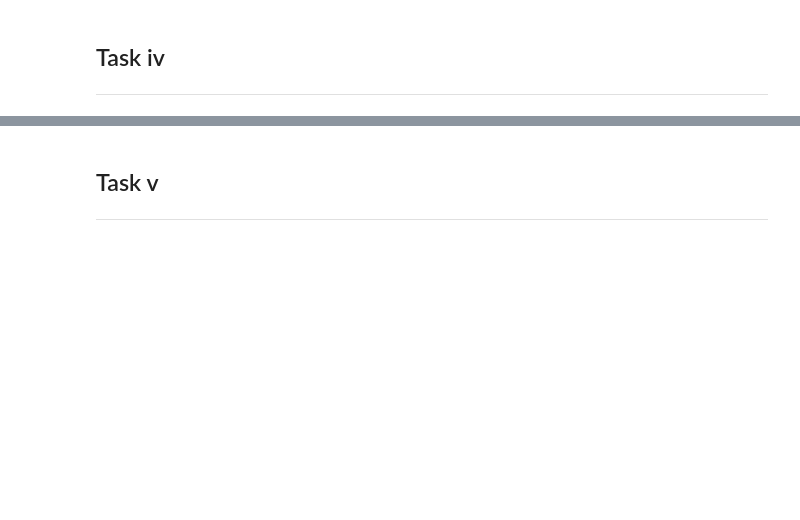
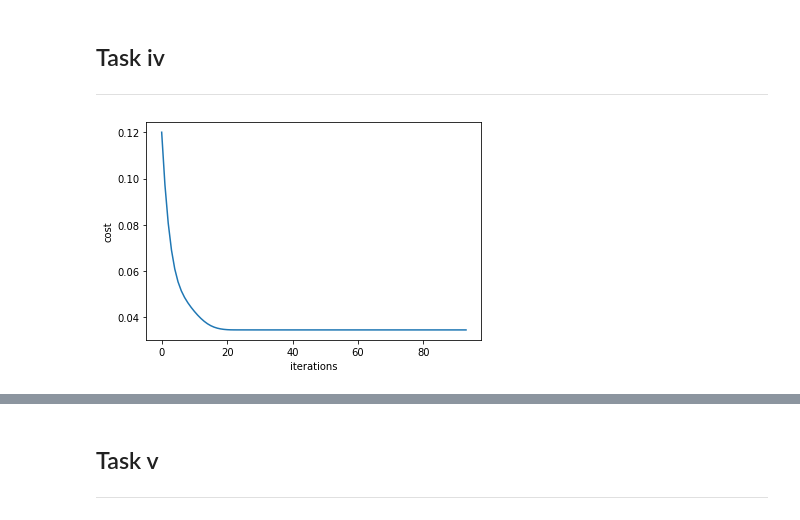
Before and after one commit to CelestialCry/Numerical-Methods, a Jupyter notebook: Øving/Assignment 2.ipynb, the cells around one changed output, grey strips where cells are left out. Drawn from its saved outputs; the diff is of its cells as text; code cells hidden in the pictures; blank space fills up the shorter version.

```diff
--- a/Øving/Assignment 2.ipynb
+++ b/Øving/Assignment 2.ipynb
@@ -165,6 +213,16 @@ def exfunc(x):
 ----
 # %%
 def lagrangify(ps):
+    """
+    Creates a lagrange polynomial as a function
+    Parameters
+    ----------
+    ps :: [(x,y)]
+        A list of nodes as inputs
+    Returns
+    ----------
+    Returns a function which is evaluation of this polynomial in x
+    """
     if len(ps) == 1:
         return lambda x : ps[0][1]
     else:
@@ -172,8 +230,16 @@ def lagrangify(ps):
         return lambda x : sum([λj(i, [χ for χ,_ in ps], x) for i in range(len(ps))])
 
 class LagrangePol(Plottable):
+    'A class for easy creation and plotting of lagrange polynomials'
 
     def __init__(self, ps):
+        """
+        A constructor
+        Parameters
+        ----------
+        ps :: [(x,y)]
+            A list of nodes
+        """
         xs = [x for x,_ in ps]
         start, end = min(xs), max(xs)
         function = lagrangify(ps)
@@ -204,6 +288,18 @@ class SplinePol(Plottable):
 ----
 # %%
 def optLagrangify(psKnown, xs):
+    """
+    Creates a lagrange polynomial with the error minimized
+    Parameters
+    ----------
+    psKnown :: [(x,y)]
+        List of every point where we know the value of the function
+    xs :: numpy array
+        Initial guess of the best x-values
+    Returns
+    ----------
+    A lagrange polynomial with minimized error
+    """
 
     ls = [x for x,_ in psKnown]
     a, b, N = min(ls), max(ls), len(ls)
@@ -258,8 +354,18 @@ def optLagrangify(psKnown, xs):
 
 
 class OptLagrangePol(Plottable):
+    'A class for easy creation and plotting of optimal lagrange polynomials'
 
     def __init__(self, psKnown, xStart):
+        """
+        A constructor
+        Parameters
+        ----------
+        psKnown :: [(x,y)]
+            Known points of the function
+        xStart :: numpy list
+            Initial guess for lagrange polynomial
+        """
         ls = [x for x,_ in psKnown]
         start, end = min(ls), max(ls)
         function, hs = optLagrangify(psKnown, xStart)
@@ -729,10 +975,12 @@ plt.show()
 ## Task iv
 ----
 # %%
-ls = equiNode(0,1,1000,runge)
-h = OptLagrangePol(ls,equiX(0, 1, 10))
+ls = equiNode(-5,5,1000,runge)
+h = OptLagrangePol(ls,equiX(-5, 5, 10))
 plt.figure()
 plt.axes(xlabel = "iterations", ylabel = "cost")
 plt.plot(h.history)
 plt.show()
+# %% [output]
+[figure, added]
 # %%
```
Also changed, not shown: parts of 24 cells of this notebook.
